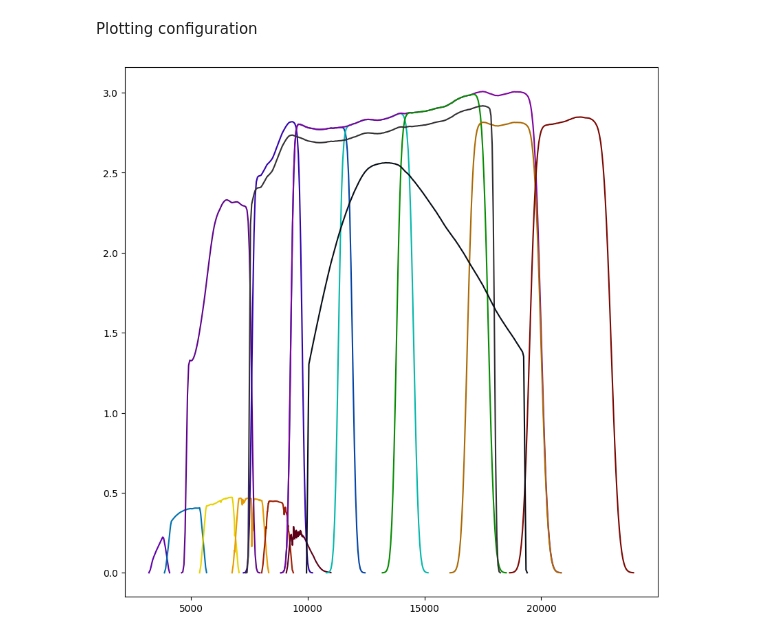
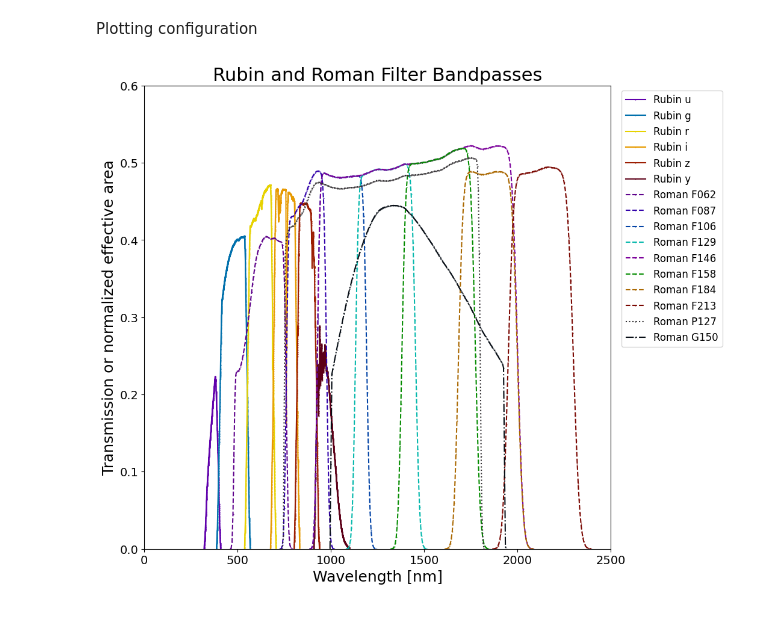
Before and after one commit to LSST-TVSSC/software_tools, a Jupyter notebook: roman_rubin_overlap/rubin_roman_transmission_curves.ipynb, the cells around one changed output. Cells and saved outputs as stored; diff of their text form; code cells hidden in the pictures.

Commit message:
Added plot comparing Rubin and Roman transmission curves

```diff
--- a/roman_rubin_overlap/rubin_roman_transmission_curves.ipynb
+++ b/roman_rubin_overlap/rubin_roman_transmission_curves.ipynb
@@ -58,13 +77,57 @@ PLOT_COLORS = {
     "z": "#9c1e02",
     "y": "#5d0018"
   }
+
+LINE_STYLES = {
+    "F062": "--",
+    "F087": "--",
+    "F106": "--",
+    "F129": "--",
+    "F158": "--",
+    "F184": "--",
+    "F213": "--",
+    "F146": "--",
+    "G150": "-.",
+    "P127": ":",
+    "u": "-",
+    "g": "-",
+    "r": "-",
+    "i": "-",
+    "z": "-",
+    "y": "-"
+  }
 # %%
 fig, ax = plt.subplots(1, 1, figsize=(10,10))
 
-for f, data, in transmission_data.items():
-    if data['col2'].
-    ax.plot(data['col1'], data['col2'], c=PLOT_COLORS[f], ls='-')
+# Plot Rubin transmission curves
+for f, data, in rubin_data.items():
+    xplot = data['col1'] / 10.0 # Convert Angstroms to nm
+    ax.plot(xplot, data['col2'], c=PLOT_COLORS[f], marker='.', markersize=1, ls=LINE_STYLES[f], label='Rubin '+f)
 
-plt.show()
+# Plot Roman filter transmission curves
+# The Roman data are in units of effective telescope area in m2, so we normalize by the
+# maximum Roman collecting area
+roman_area = 2.4**2
+for f, data, in roman_data.items():
+    xplot = data['col1'] / 10.0 # Convert Angstroms to nm
+    yplot = data['col2'] / roman_area
+    ax.plot(xplot, yplot, c=PLOT_COLORS[f], marker='.', markersize=1, ls=LINE_STYLES[f], label='Roman '+f)
+
+ymin, ymax = ax.get_ylim()
+ax.set_ylim([0.0, ymax])
+
+xticks = ax.get_xticks()
+xticklabels = ax.get_xticklabels()
+ax.set_xticks(xticks, xticklabels, fontsize=14)
+yticks = ax.get_yticks()
+yticklabels = axs[1].get_yticklabels()
+ax.set_yticks(yticks, yticklabels, fontsize=14)
+
+ax.set_xlabel('Wavelength [nm]', fontsize=18)
+ax.set_ylabel('Transmission or normalized effective area', fontsize=18)
+ax.set_title('Rubin and Roman Filter Bandpasses', fontsize=22)
+
+plt.legend(bbox_to_anchor=(1.25, 1.0), fontsize=12)
+plt.savefig('./rubin_roman_filter_transmission_curves1.png')
 # %% [output]
-[figure, old version]
+[figure, new version]
```
Also changed, not shown: parts of 4 cells of this notebook, 8 other files.
